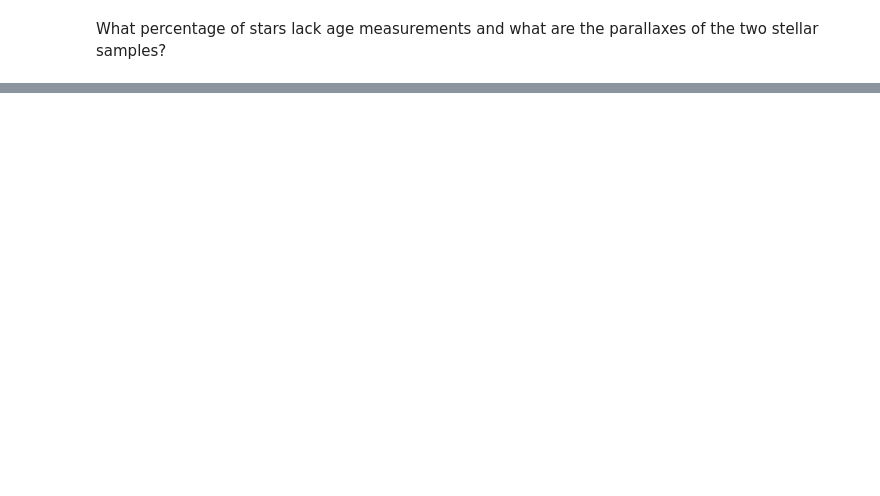
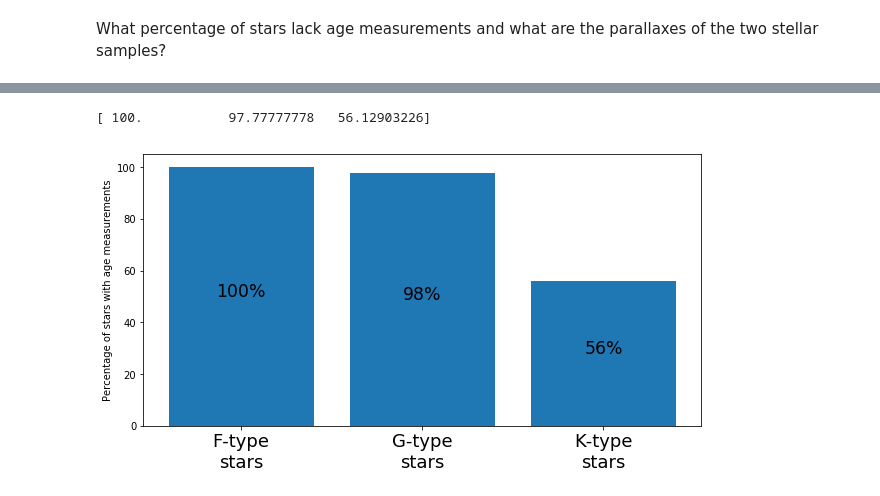
Before and after one commit to aboehle/nearby-stars-db, a Jupyter notebook: add_more_ages.ipynb, the cells around one changed output, grey strips where cells are left out. Drawn from its saved outputs; the diff is of its cells as text; code cells hidden in the pictures; blank space fills up the shorter version.

```diff
--- a/add_more_ages.ipynb
+++ b/add_more_ages.ipynb
@@ -448,2 +775,28 @@ plt.show()
+# %%
+percen_FGK_yesage = np.zeros(3)
+
+tot_stars = float(len(plx_yesage) + len(plx_noage))
+
+for i, stype in enumerate(['F','G','K']):
+
+    tot_stars = float(len(np.where(np.char.find(np.array(zip(*plx_yesage)[1]),stype) == 0)[0]) +\
+                     len(np.where(np.char.find(np.array(zip(*plx_noage)[1]),stype) == 0)[0]))
+
+    percen_FGK_yesage[i] = len(np.where(np.char.find(np.array(zip(*plx_yesage)[1]),stype) == 0)[0]) / tot_stars
+
+print percen_FGK_yesage*100.
+# %% [output]
+[ 100.           97.77777778   56.12903226]
+# %%
+plt.figure(figsize=(10,5))
+plt.bar(range(3),height=percen_FGK_yesage*100)
+plt.ylabel('Percentage of stars with age measurements')
+plt.xticks(range(3),['F-type\nstars','G-type\nstars','K-type\nstars'],fontsize='18')
+for i, stype in enumerate(['F','G','K']):
+    plt.text(i,percen_FGK_yesage[i]*100./2.,'{:1.0f}%'.format(percen_FGK_yesage[i]*100.),
+            horizontalalignment='center',fontsize='xx-large')
+plt.show()
+# %% [output]
+[figure, added]
 # %%
 c.close()
```
Also changed, not shown: parts of 40 cells of this notebook, 9 other files.
